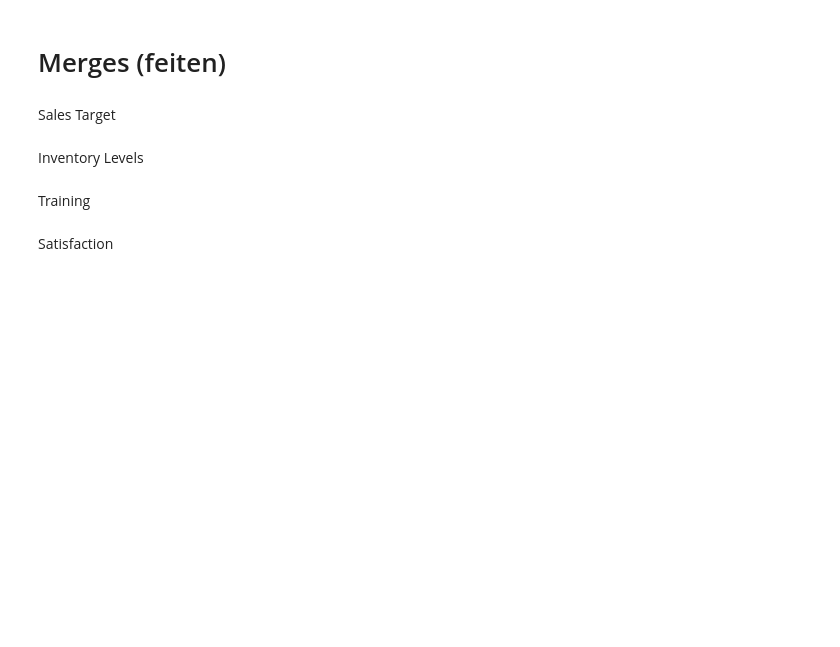
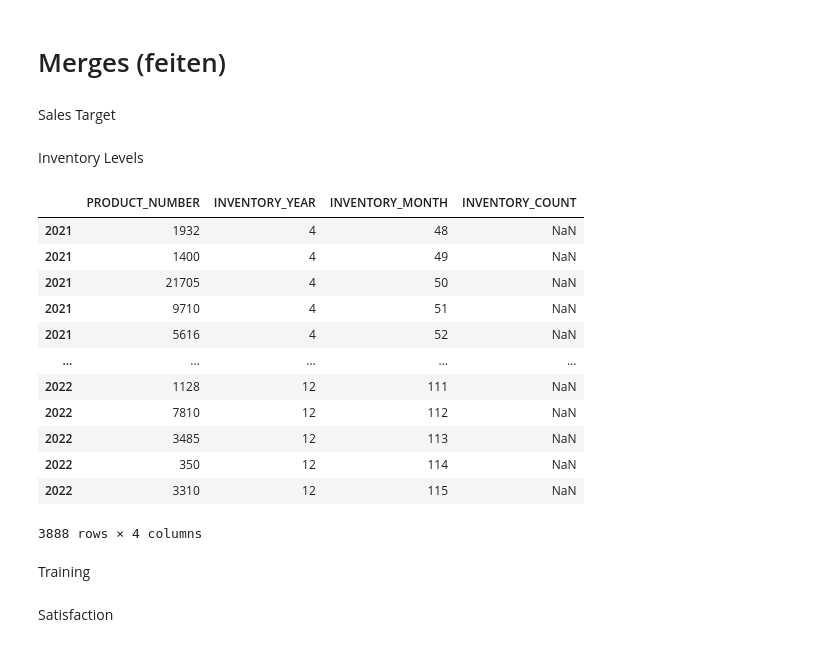
Before and after one commit to OutworldToast/Data-Warehouse, a Jupyter notebook: DataWarehouse.ipynb, the cells around one changed output. Saved outputs shown, nothing was run; the diff lists cells and outputs as text; code cells hidden in the pictures; blank space fills up the shorter version.

```diff
--- a/DataWarehouse.ipynb
+++ b/DataWarehouse.ipynb
@@ -351,3 +334,27 @@ inventory_levels_dw = pd.DataFrame()
+# %%
+inventory_levels_dw = pd.DataFrame()
+
+#inventory_count is leeg?
+inventory_levels_dw['PRODUCT_NUMBER'] = df_inventory['PRODUCT_NUMBER']
+inventory_levels_dw['INVENTORY_YEAR'] = df_inventory['INVENTORY_YEAR']
+inventory_levels_dw['INVENTORY_MONTH'] = df_inventory['INVENTORY_MONTH']
+inventory_levels_dw['INVENTORY_COUNT'] = df_inventory['INVENTORY_COUNT']
+
+inventory_levels_dw
+# %% [output]
+|  | PRODUCT_NUMBER | INVENTORY_YEAR | INVENTORY_MONTH | INVENTORY_COUNT |
+| 2021 | 1932 | 4 | 48 | NaN |
+| 2021 | 1400 | 4 | 49 | NaN |
+| 2021 | 21705 | 4 | 50 | NaN |
+| 2021 | 9710 | 4 | 51 | NaN |
+| 2021 | 5616 | 4 | 52 | NaN |
+| ... | ... | ... | ... | ... |
+| 2022 | 1128 | 12 | 111 | NaN |
+| 2022 | 7810 | 12 | 112 | NaN |
+| 2022 | 3485 | 12 | 113 | NaN |
+| 2022 | 350 | 12 | 114 | NaN |
+| 2022 | 3310 | 12 | 115 | NaN |
+3888 rows × 4 columns
 # %% [markdown]
 Training
 # %%
```
Also changed, not shown: parts of 16 cells of this notebook.
